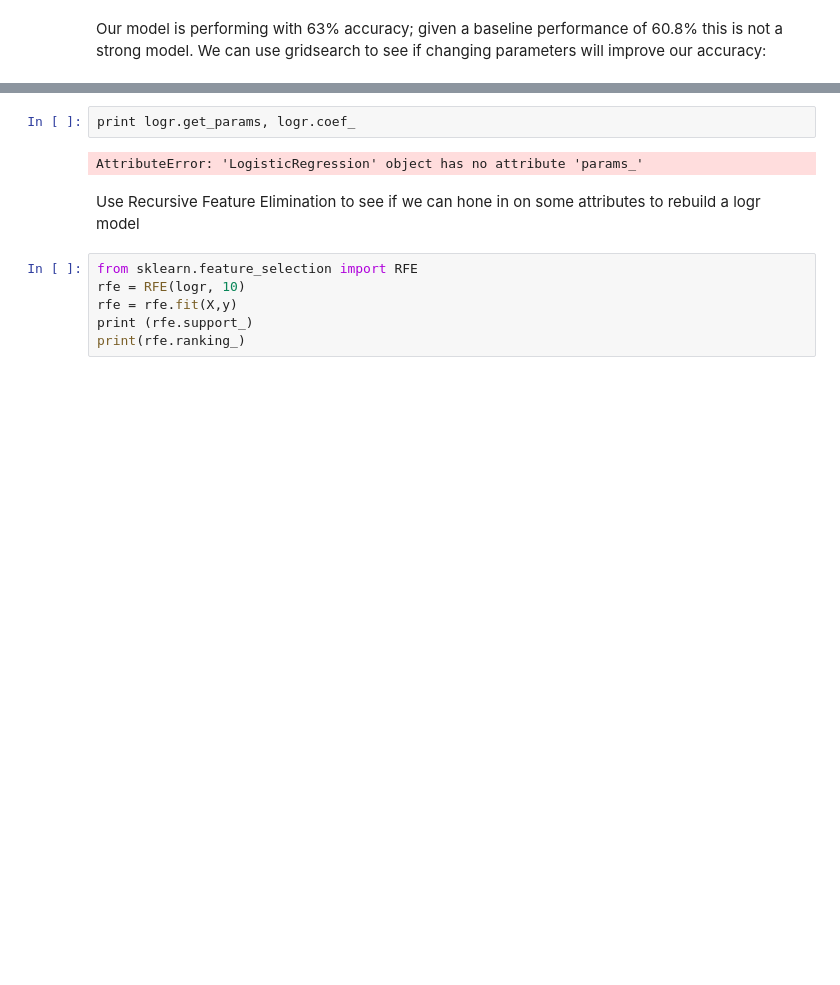
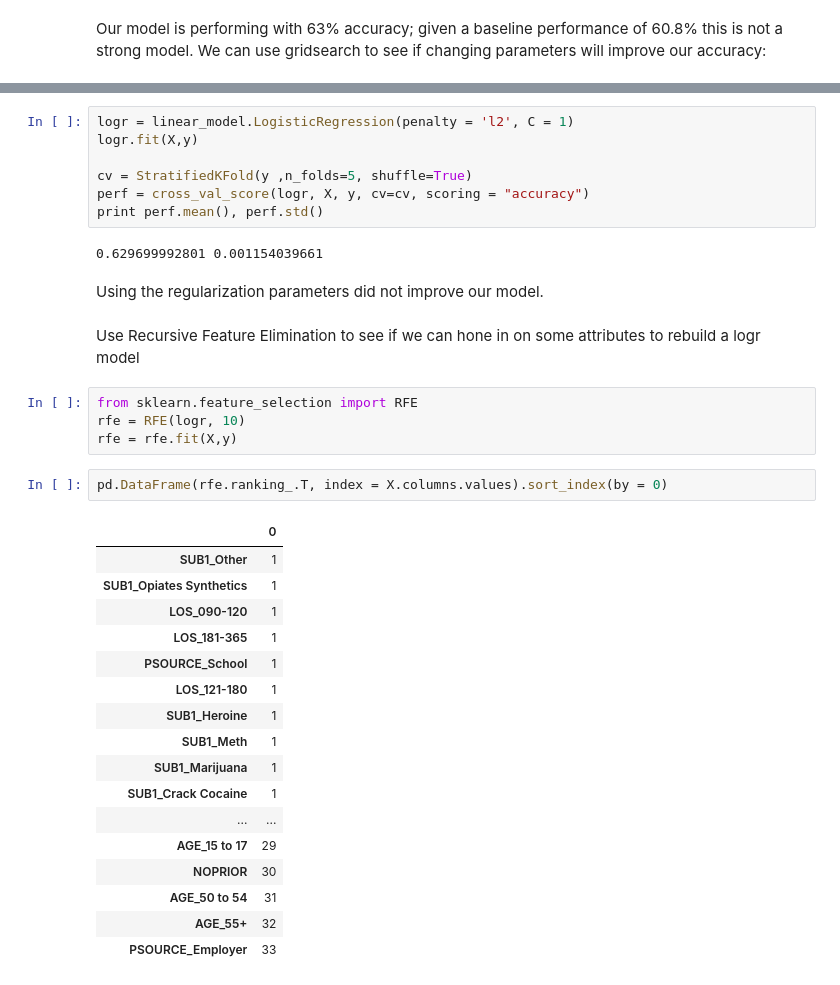
Before and after one commit to carowu2/ds-homework, a Jupyter notebook: Modelling.ipynb, the cells around one changed output, grey strips where cells are left out. Cells and saved outputs as stored; diff of their text form; blank space fills up the shorter version.

```diff
--- a/Modelling.ipynb
+++ b/Modelling.ipynb
@@ -289,12 +341,37 @@ print logr_grid.best_score_
-# %%
-print logr.get_params, logr.coef_
-# %% [output]
-AttributeError: 'LogisticRegression' object has no attribute 'params_'
+# %%
+logr = linear_model.LogisticRegression(penalty = 'l2', C = 1)
+logr.fit(X,y)
+
+cv = StratifiedKFold(y ,n_folds=5, shuffle=True)
+perf = cross_val_score(logr, X, y, cv=cv, scoring = "accuracy")
+print perf.mean(), perf.std()
+# %% [output]
+0.629699992801 0.001154039661
+# %% [markdown]
+Using the regularization parameters did not improve our model.
 # %% [markdown]
 Use Recursive Feature Elimination to see if we can hone in on some attributes to rebuild a logr model
 # %%
 from sklearn.feature_selection import RFE
 rfe = RFE(logr, 10)
 rfe = rfe.fit(X,y)
-print (rfe.support_)
-print(rfe.ranking_)
+# %%
+pd.DataFrame(rfe.ranking_.T, index = X.columns.values).sort_index(by = 0)
+# %% [output]
+|  | 0 |
+| SUB1_Other | 1 |
+| SUB1_Opiates Synthetics | 1 |
+| LOS_090-120 | 1 |
+| LOS_181-365 | 1 |
+| PSOURCE_School | 1 |
+| LOS_121-180 | 1 |
+| SUB1_Heroine | 1 |
+| SUB1_Meth | 1 |
+| SUB1_Marijuana | 1 |
+| SUB1_Crack Cocaine | 1 |
+| ... | ... |
+| AGE_15 to 17 | 29 |
+| NOPRIOR | 30 |
+| AGE_50 to 54 | 31 |
+| AGE_55+ | 32 |
+| PSOURCE_Employer | 33 |
```
Also changed, not shown: parts of 41 cells of this notebook.
